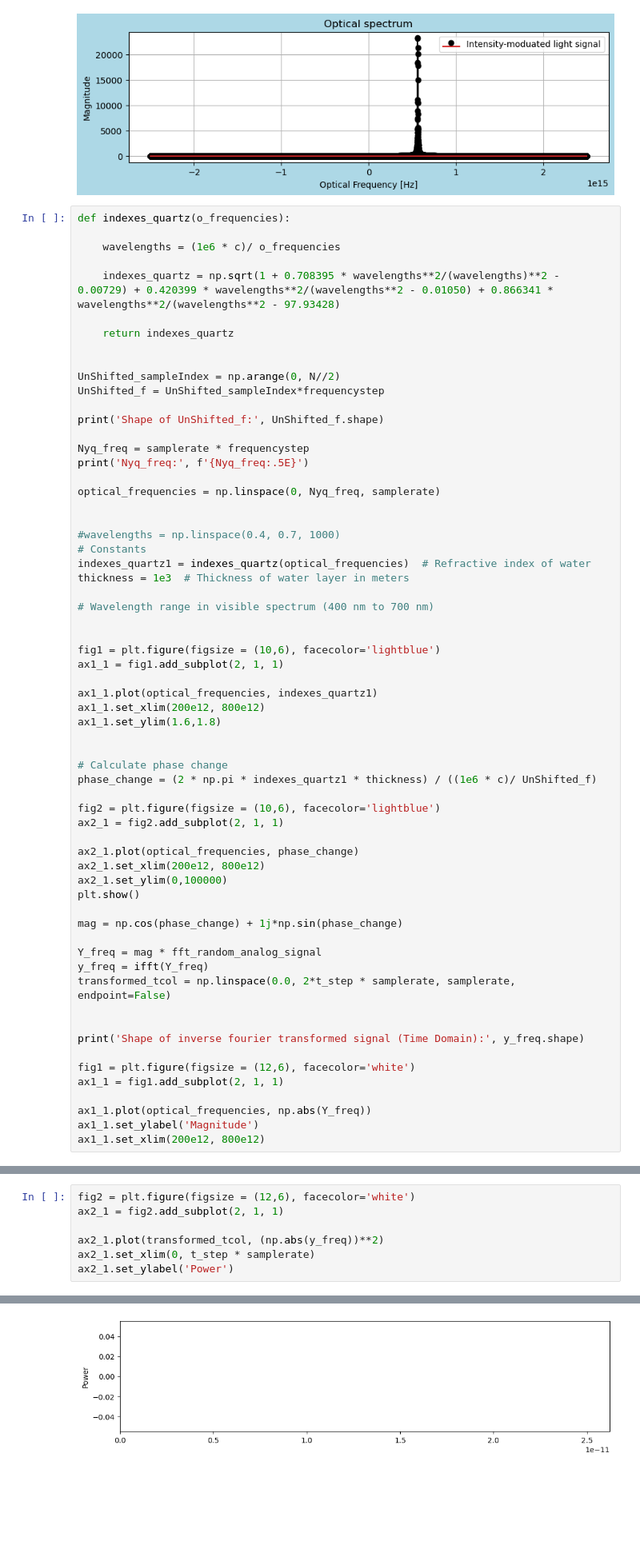
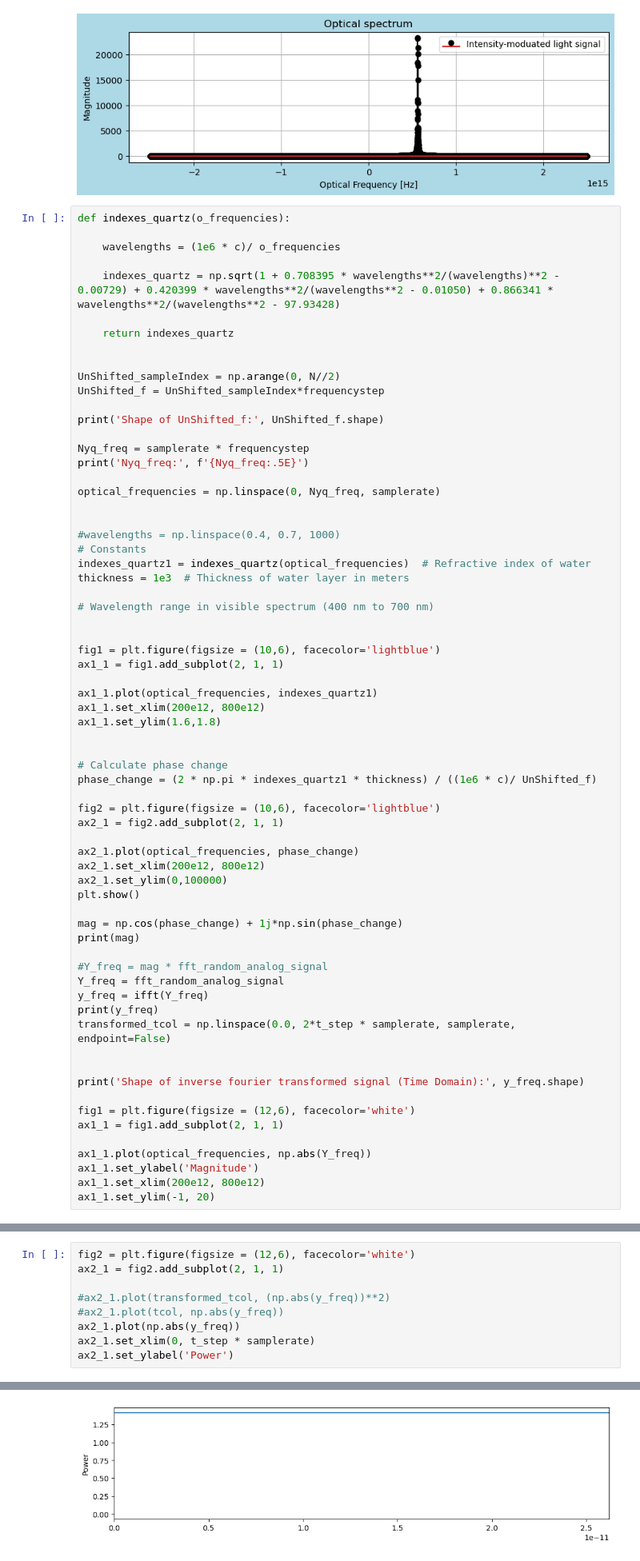
Before and after one commit to tacticstactics/Optical-pulse-broadening, a Jupyter notebook: optical_pulse_broadening_optical_fibers.ipynb, the cells around one changed output, grey strips where cells are left out. Shown at 80% size. Saved outputs shown, nothing was run; the diff lists cells and outputs as text; blank space fills up the shorter version.

```diff
--- a/optical_pulse_broadening_optical_fibers.ipynb
+++ b/optical_pulse_broadening_optical_fibers.ipynb
@@ -372,9 +372,12 @@ ax2_1.set_ylim(0,100000)
 plt.show()
 
 mag = np.cos(phase_change) + 1j*np.sin(phase_change)
+print(mag)
 
-Y_freq = mag * fft_random_analog_signal
+#Y_freq = mag * fft_random_analog_signal
+Y_freq = fft_random_analog_signal
 y_freq = ifft(Y_freq)
+print(y_freq)
 transformed_tcol = np.linspace(0.0, 2*t_step * samplerate, samplerate, endpoint=False)
 
 
@@ -386,6 +389,7 @@ ax1_1 = fig1.add_subplot(2, 1, 1)
 ax1_1.plot(optical_frequencies, np.abs(Y_freq))
 ax1_1.set_ylabel('Magnitude')
 ax1_1.set_xlim(200e12, 800e12)
+ax1_1.set_ylim(-1, 20)
 # %% [output]
 Shape of UnShifted_f: (131072,)
 Nyq_freq: 2.50000E+15
@@ -397,13 +407,15 @@ Shape of inverse fourier transformed signal (Time Domain): (131072,)
 # %%
 fig2 = plt.figure(figsize = (12,6), facecolor='white')
 ax2_1 = fig2.add_subplot(2, 1, 1)
 
-ax2_1.plot(transformed_tcol, (np.abs(y_freq))**2)
+#ax2_1.plot(transformed_tcol, (np.abs(y_freq))**2)
+#ax2_1.plot(tcol, np.abs(y_freq))
+ax2_1.plot(np.abs(y_freq))
 ax2_1.set_xlim(0, t_step * samplerate)
 ax2_1.set_ylabel('Power')
 # %% [output]
 Text(0, 0.5, 'Power')
-[figure, old version]
+[figure, new version]
 # %%
 # Create a complex signal with the phase information
 complex_signal = np.exp(1j * phase_change)
```
Also changed, not shown: parts of 2 cells of this notebook.
